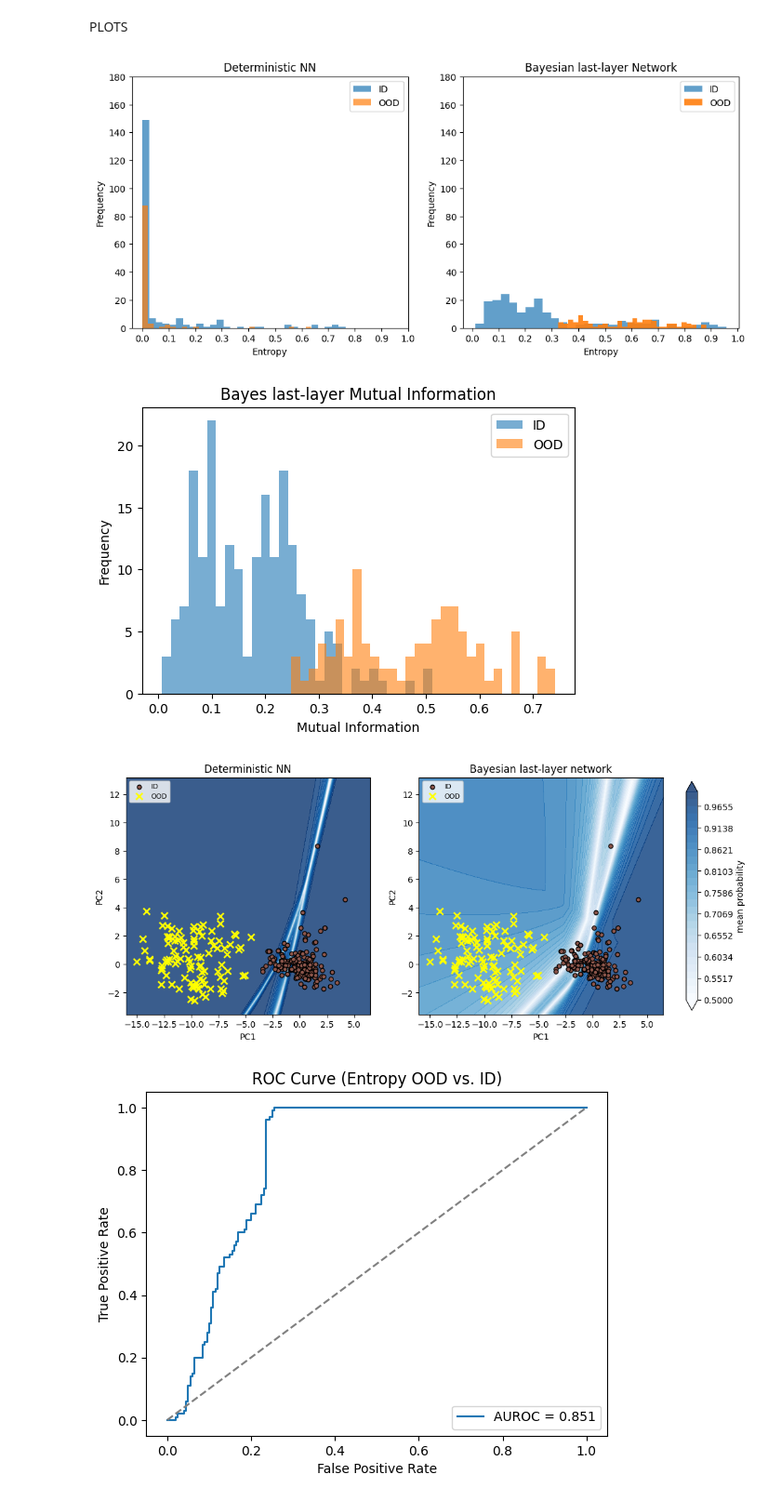
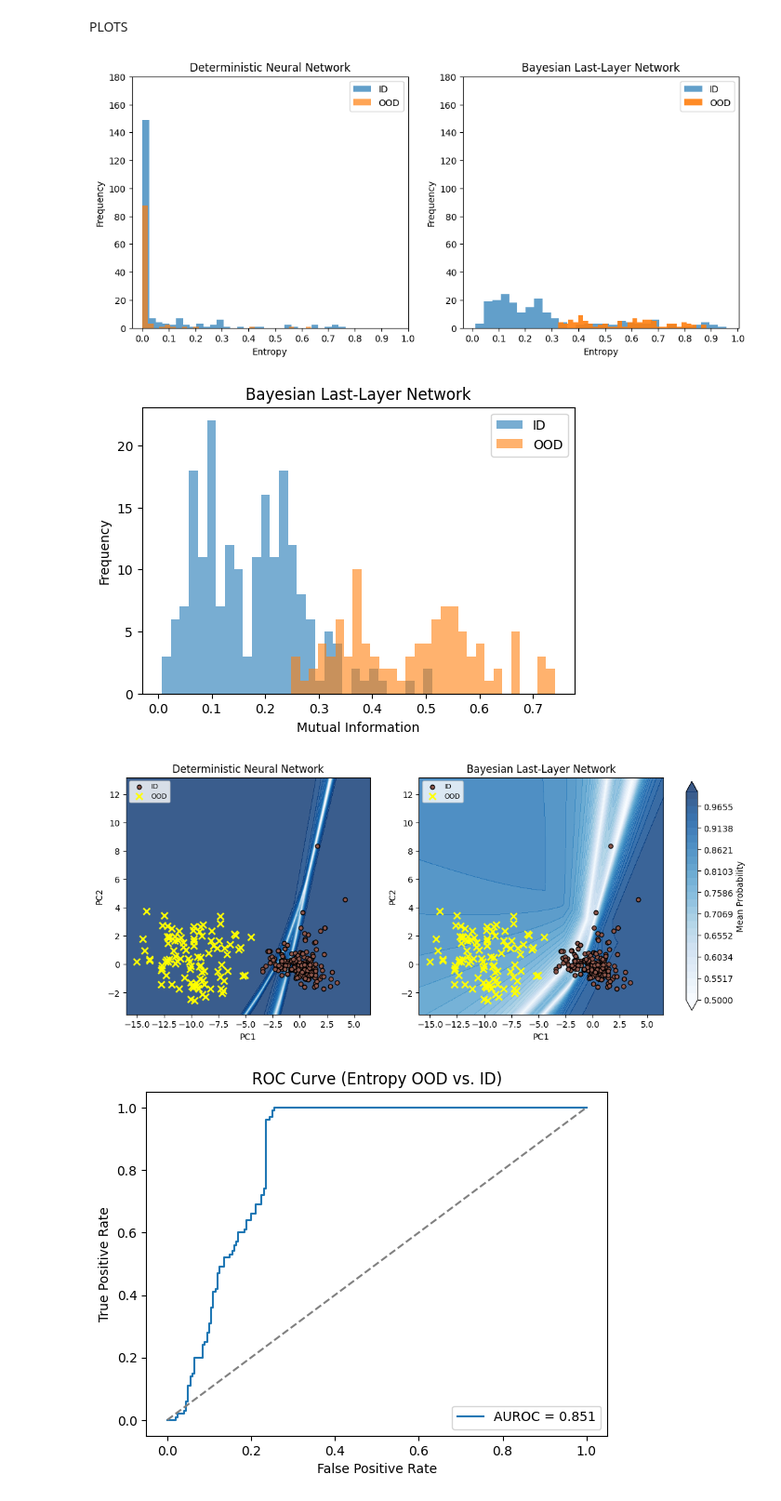
Before and after one commit to Kingmopser/ProbabilisticML, a Jupyter notebook: src/RealData.ipynb, the cells around one changed output. Shown at 93% size. Drawn from its saved outputs; the diff is of its cells as text; code cells hidden in the pictures.

```diff
--- a/src/RealData.ipynb
+++ b/src/RealData.ipynb
@@ -246,39 +246,39 @@ PLOTS
 # %%
 fig, (ax1, ax2) = plt.subplots(1, 2, figsize=(12,5))
 
 #MAP ENTROPY
 ax1.hist(mapentr_ID, bins=30, alpha=0.7, label='ID')
 ax1.hist(mapentr_OOD, bins=30, alpha=0.7, label='OOD')
 ax1.set_xlabel('Entropy')
 ax1.set_ylabel('Frequency')
 ax1.legend()
 ax1.set_yticks(np.arange(0, 200, 20))
 ax1.set_xticks(np.arange(0, 1.1, 0.1))
-ax1.set_title('Deterministic NN')
+ax1.set_title('Deterministic Neural Network')
  #BLL ENTROPY
 ax2.hist(pred_ent_ID, bins=30, alpha=0.7, label='ID')
 ax2.hist(pred_ent_OOD, bins=30, alpha=0.9, label='OOD')
-ax2.set_title('Bayesian last-layer Network')
+ax2.set_title('Bayesian Last-Layer Network')
 ax2.set_xlabel('Entropy')
 ax2.set_ylabel('Frequency')
 ax2.set_yticks(np.arange(0, 200, 20))
 ax2.set_xticks(np.arange(0, 1.1, 0.1))
 ax2.legend()
 plt.show()
 # %% [output]
-[figure, old version]
+[figure, new version]
 # %%
 # Plot MI statt Entropie
 plt.figure(figsize=(6,4))
 plt.hist(mi[~is_ood], bins=30, alpha=0.6, label="ID")
 plt.hist(mi[is_ood],  bins=30, alpha=0.6, label="OOD")
-plt.title("Bayes last-layer Mutual Information")
+plt.title("Bayesian Last-Layer Network")
 plt.xlabel("Mutual Information")
 plt.ylabel("Frequency")
 plt.legend()
 plt.show()
 # %% [output]
-[figure, old version]
+[figure, new version]
 # %%
 #plt.hist(energy_ID, bins=30, alpha=0.7, label='ID')
 #plt.hist(energy_OOD, bins=30, alpha=0.9, label='OOD')
@@ -320,7 +320,7 @@ conf_bll            = mean_prob_bll.max(axis=1)
 fig, axes = plt.subplots(1, 2, figsize=(12, 5), facecolor='white')
 mappables = []
 
-for ax, (label, conf) in zip(axes, [("Deterministic NN", conf_map), ("Bayesian last-layer network", conf_bll)]):
+for ax, (label, conf) in zip(axes, [("Deterministic Neural Network", conf_map), ("Bayesian Last-Layer Network", conf_bll)]):
     m = ax.contourf(
         xx, yy, conf.reshape(xx.shape),
         levels=np.linspace(0.5, 1.0, 30),
@@ -360,11 +360,11 @@ fig.colorbar(
     ax=axes.tolist(),
     orientation="vertical",
     fraction=0.02, pad=0.04,
-    label="mean probability"
+    label="Mean Probability"
 )
 plt.show()
 # %% [output]
-[figure, old version]
+[figure, new version]
 # %%
 labels = np.concatenate([np.zeros_like(pred_ent_ID), np.ones_like(pred_ent_OOD)])
 scores = np.concatenate([pred_ent_ID, pred_ent_OOD])  # oder -energy, -max_logit etc.
```
Also changed, not shown: parts of 1 cell of this notebook, 6 other files.
